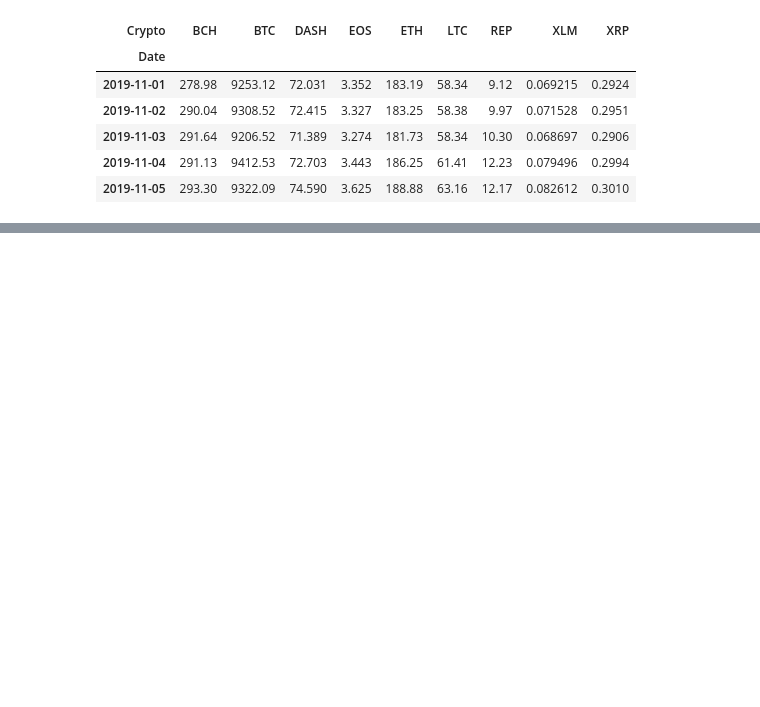
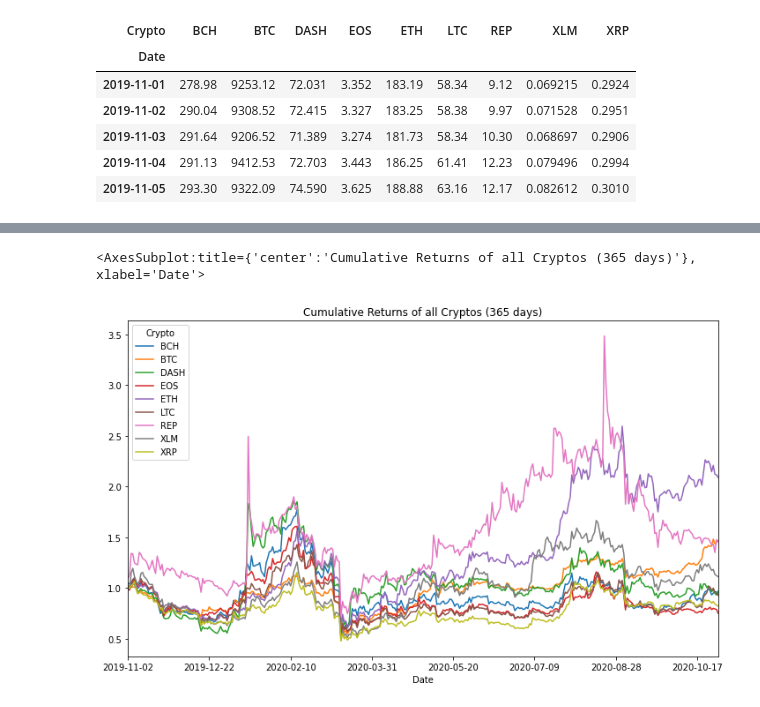
Before and after one commit to mdschulz1973/Planet_Express_IO, a Jupyter notebook: notebooks/crypto_data_prep.ipynb, the cells around one changed output, grey strips where cells are left out. Saved outputs shown, nothing was run; the diff lists cells and outputs as text; code cells hidden in the pictures; blank space fills up the shorter version.

Commit message:
crypto risk return analysis

```diff
--- a/notebooks/crypto_data_prep.ipynb
+++ b/notebooks/crypto_data_prep.ipynb
@@ -134,3 +134,8 @@ all_crypto_pivoted.head()
 | 2019-11-03 | 291.64 | 9206.52 | 71.389 | 3.274 | 181.73 | 58.34 | 10.30 | 0.068697 | 0.2906 |
 | 2019-11-04 | 291.13 | 9412.53 | 72.703 | 3.443 | 186.25 | 61.41 | 12.23 | 0.079496 | 0.2994 |
 | 2019-11-05 | 293.30 | 9322.09 | 74.590 | 3.625 | 188.88 | 63.16 | 12.17 | 0.082612 | 0.3010 |
+# %%
+# Calculate daily returns for all cryptos
+
+daily_crypto_returns = all_crypto_pivoted.pct_change().dropna()
+daily_crypto_returns.head()
@@ -136,0 +150,3 @@ all_crypto_pivoted.head()
+# %%
+cumulative_crypto_returns = (1 + daily_crypto_returns).cumprod()
+cumulative_crypto_returns.head()
@@ -136,0 +161,7 @@ all_crypto_pivoted.head()
+# %%
+# Calculate cumulative returns for all cryptos
+
+cumulative_crypto_returns.plot(figsize=(12,7), title = "Cumulative Returns of all Cryptos (365 days)")
+# %% [output]
+<AxesSubplot:title={'center':'Cumulative Returns of all Cryptos (365 days)'}, xlabel='Date'>
+[figure, added]
```
Also changed, not shown: parts of 15 cells of this notebook.
